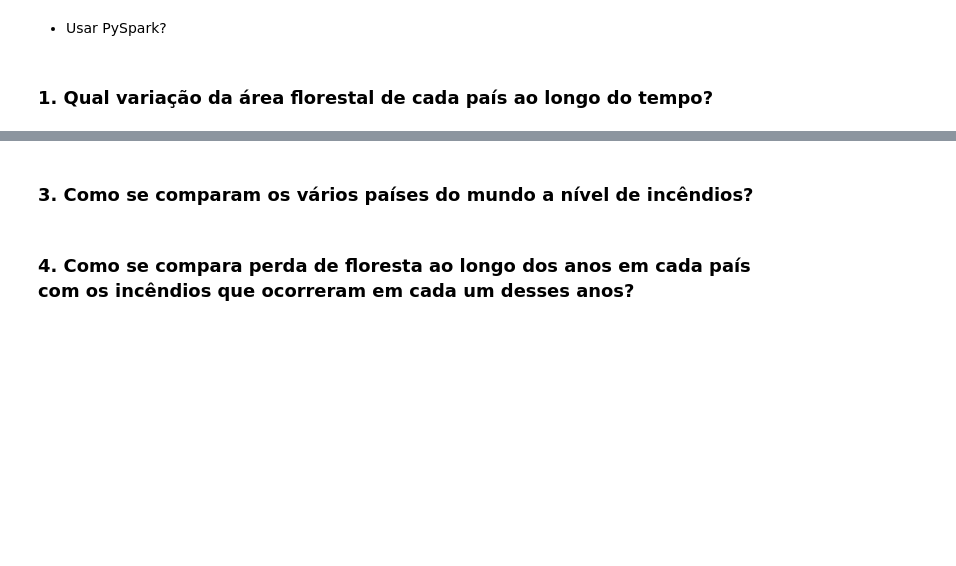
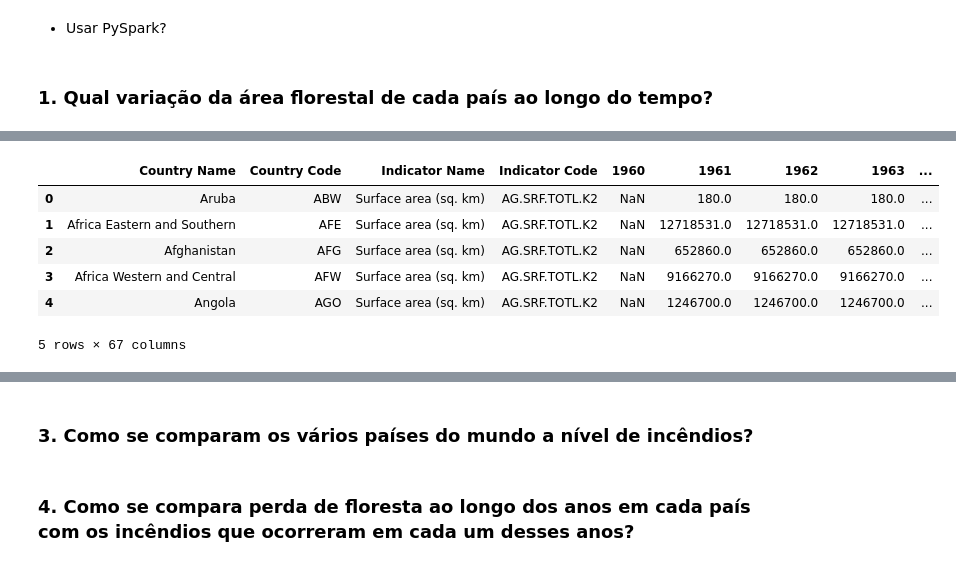
Before and after one commit to BeaMadeira/SGD-Projeto-2, a Jupyter notebook: python/sgd_project_2.ipynb, the cells around one changed output, grey strips where cells are left out. Drawn from its saved outputs; the diff is of its cells as text; code cells hidden in the pictures; blank space fills up the shorter version.

```diff
--- a/python/sgd_project_2.ipynb
+++ b/python/sgd_project_2.ipynb
@@ -19,0 +53,10 @@ path = "./data/"
+# %%
+surface_data.head()
+# %% [output]
+|  | Country Name | Country Code | Indicator Name | Indicator Code | 1960 | 1961 | 1962 | 1963 | ... |
+| 0 | Aruba | ABW | Surface area (sq. km) | AG.SRF.TOTL.K2 | NaN | 180.0 | 180.0 | 180.0 | ... |
+| 1 | Africa Eastern and Southern | AFE | Surface area (sq. km) | AG.SRF.TOTL.K2 | NaN | 12718531.0 | 12718531.0 | 12718531.0 | ... |
+| 2 | Afghanistan | AFG | Surface area (sq. km) | AG.SRF.TOTL.K2 | NaN | 652860.0 | 652860.0 | 652860.0 | ... |
+| 3 | Africa Western and Central | AFW | Surface area (sq. km) | AG.SRF.TOTL.K2 | NaN | 9166270.0 | 9166270.0 | 9166270.0 | ... |
+| 4 | Angola | AGO | Surface area (sq. km) | AG.SRF.TOTL.K2 | NaN | 1246700.0 | 1246700.0 | 1246700.0 | ... |
+5 rows × 67 columns
```
Also changed, not shown: parts of 8 cells of this notebook.
